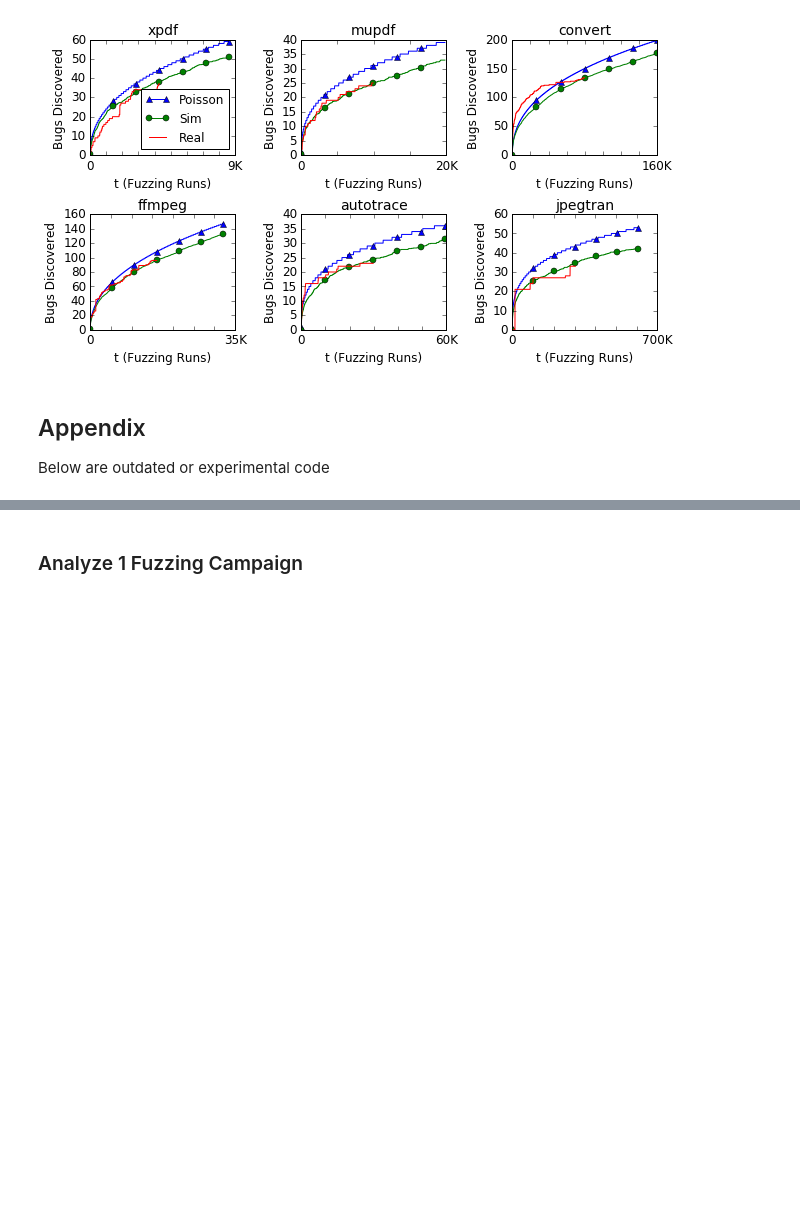
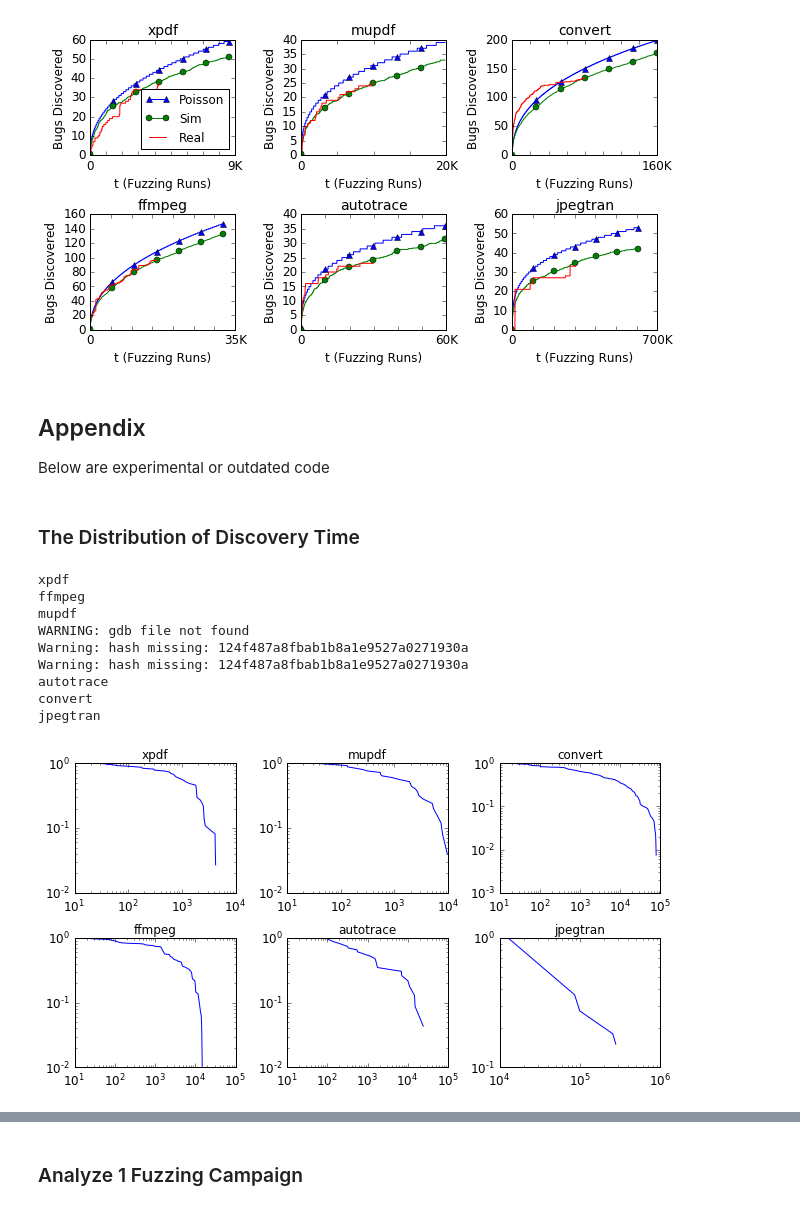
Before and after one commit to movingname/fuzzingModel, a Jupyter notebook: scripts/main_analysis.ipynb, the cells around one changed output, grey strips where cells are left out. Drawn from its saved outputs; the diff is of its cells as text; code cells hidden in the pictures; blank space fills up the shorter version.

```diff
--- a/scripts/main_analysis.ipynb
+++ b/scripts/main_analysis.ipynb
@@ -294,4 +295,55 @@ jpegtran
 [figure]
 # %% [markdown]
 ## Appendix
-Below are outdated or experimental code
+Below are experimental or outdated code
+# %% [markdown]
+### The Distribution of Discovery Time
+# %%
+
+
+numRow = 2
+numCol = 3
+
+fig, axes = plt.subplots(nrows=numRow, ncols=numCol,
+                         sharex=False, sharey=False)
+
+fig.set_size_inches(numCol * 3, numRow * 2.5)
+
+i = 0
+for i in range(0, numCol):
+    for j in range(0, numRow):
+        if numRow > 1:
+            ax = axes[j][i]
+        else:
+            ax = axes[i]
+
+        prog = progs[j * numCol + i]
+        print(prog)
+
+        corrData, fuzz_info, fuzz_bug_accu, bug_discovery_runs, seed_info = analyze_one_campaign(prog, alpha_cached=True)
+
+        sorted_discovery_runs = sorted(bug_discovery_runs.items(), key=operator.itemgetter(1), reverse=True)
+
+        data = list(list(zip(*sorted_discovery_runs))[1])
+
+        powerlaw.plot_ccdf(data, ax=ax)
+
+        #pos = np.arange(len(data)) + 1
+        #ax.scatter(pos, np.array(data))
+        #ax.set_yscale('log')
+        #ax.set_xscale('log')
+        ax.set_title(prog)
+
+fig.tight_layout()
+fig.savefig("../output/discovery_time_dist.pdf")
+# %% [output]
+xpdf
+ffmpeg
+mupdf
+WARNING: gdb file not found
+Warning: hash missing: 124f487a8fbab1b8a1e9527a0271930a
+Warning: hash missing: 124f487a8fbab1b8a1e9527a0271930a
+autotrace
+convert
+jpegtran
+[figure, added]
```
Also changed, not shown: parts of 5 cells of this notebook, 3 other files.
